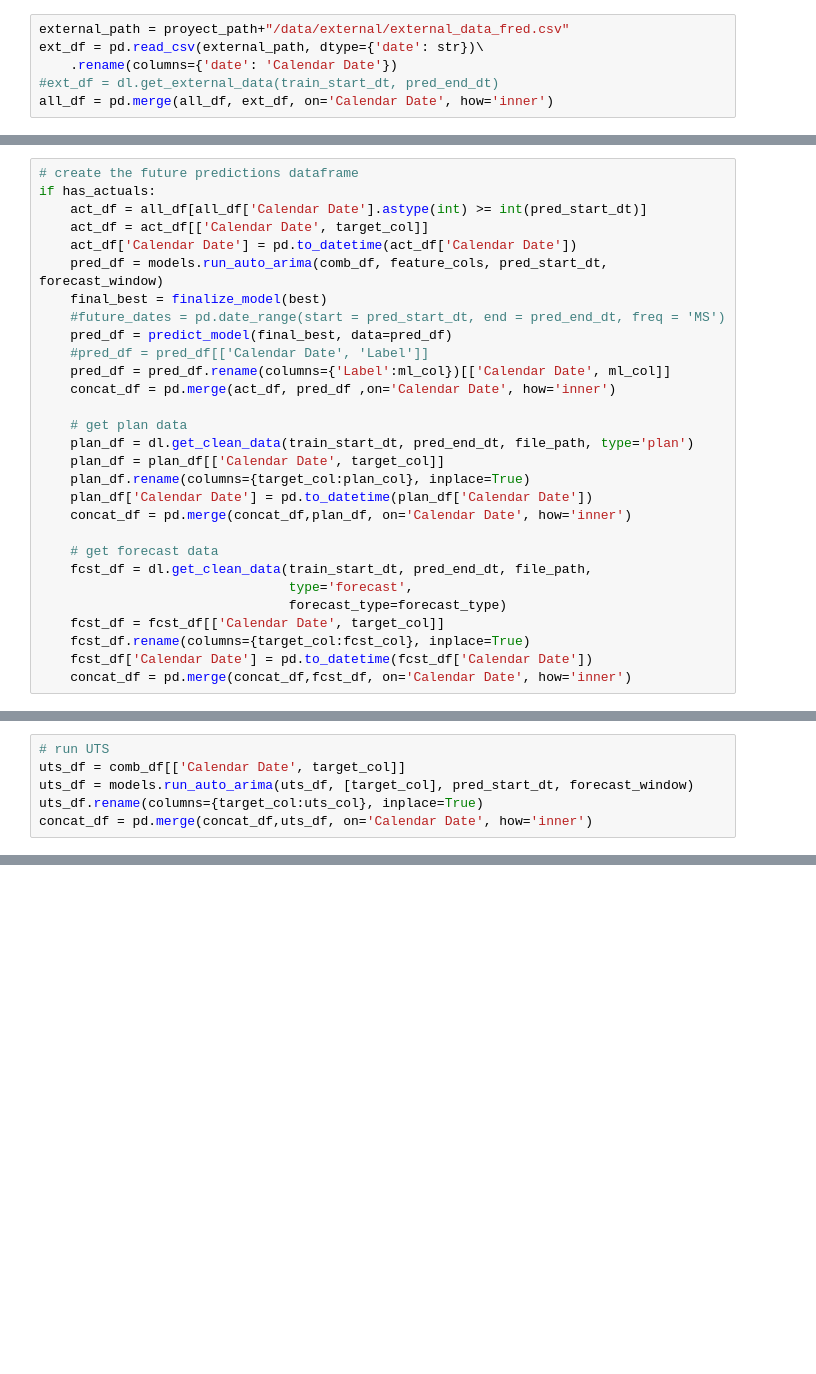
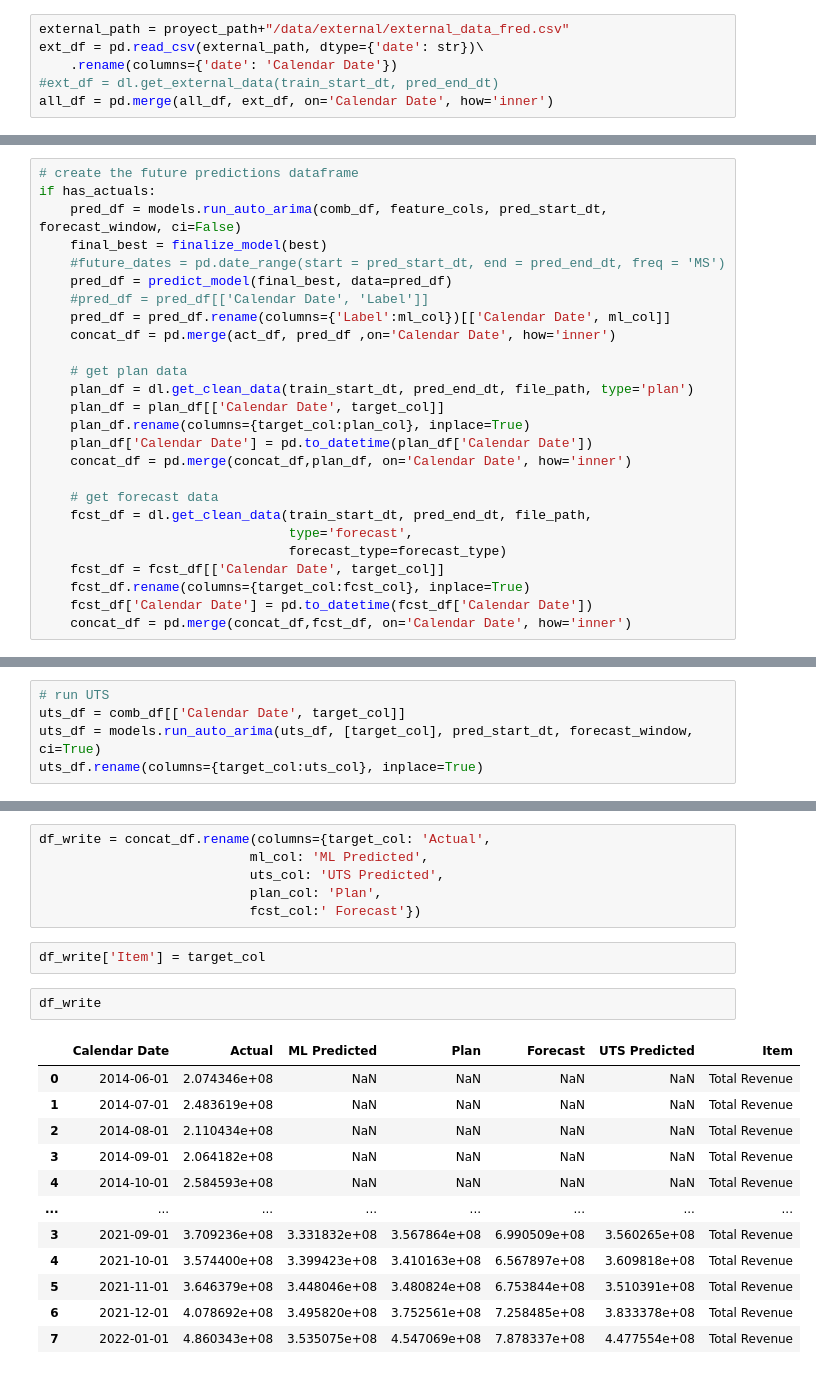
Before and after one commit to jluisjm/Paychex_revenue_forecast, a Jupyter notebook: notebooks/full_analysis_modular.ipynb, the cells around one changed output, grey strips where cells are left out. Cells and saved outputs as stored; diff of their text form; blank space fills up the shorter version.

```diff
--- a/notebooks/full_analysis_modular.ipynb
+++ b/notebooks/full_analysis_modular.ipynb
@@ -279,10 +313,7 @@ fig.show()
 # %%
 # create the future predictions dataframe
 if has_actuals:
-    act_df = all_df[all_df['Calendar Date'].astype(int) >= int(pred_start_dt)]
-    act_df = act_df[['Calendar Date', target_col]]
-    act_df['Calendar Date'] = pd.to_datetime(act_df['Calendar Date'])
-    pred_df = models.run_auto_arima(comb_df, feature_cols, pred_start_dt, forecast_window)
+    pred_df = models.run_auto_arima(comb_df, feature_cols, pred_start_dt, forecast_window, ci=False)
     final_best = finalize_model(best)
     #future_dates = pd.date_range(start = pred_start_dt, end = pred_end_dt, freq = 'MS')
     pred_df = predict_model(final_best, data=pred_df)
@@ -326,7 +357,6 @@ Total fit time: 7.135 seconds
 # %%
 # run UTS
 uts_df = comb_df[['Calendar Date', target_col]]
-uts_df = models.run_auto_arima(uts_df, [target_col], pred_start_dt, forecast_window)
+uts_df = models.run_auto_arima(uts_df, [target_col], pred_start_dt, forecast_window, ci=True)
 uts_df.rename(columns={target_col:uts_col}, inplace=True)
-concat_df = pd.merge(concat_df,uts_df, on='Calendar Date', how='inner')
 # %% [output]
@@ -363,0 +413,23 @@ if not os.path.exists(predictions_path):
+# %%
+df_write = concat_df.rename(columns={target_col: 'Actual',
+                           ml_col: 'ML Predicted',
+                           uts_col: 'UTS Predicted',
+                           plan_col: 'Plan',
+                           fcst_col:' Forecast'})
+# %%
+df_write['Item'] = target_col
+# %%
+df_write
+# %% [output]
+|  | Calendar Date | Actual | ML Predicted | Plan | Forecast | UTS Predicted | Item |
+| 0 | 2014-06-01 | 2.074346e+08 | NaN | NaN | NaN | NaN | Total Revenue |
+| 1 | 2014-07-01 | 2.483619e+08 | NaN | NaN | NaN | NaN | Total Revenue |
+| 2 | 2014-08-01 | 2.110434e+08 | NaN | NaN | NaN | NaN | Total Revenue |
+| 3 | 2014-09-01 | 2.064182e+08 | NaN | NaN | NaN | NaN | Total Revenue |
+| 4 | 2014-10-01 | 2.584593e+08 | NaN | NaN | NaN | NaN | Total Revenue |
+| ... | ... | ... | ... | ... | ... | ... | ... |
+| 3 | 2021-09-01 | 3.709236e+08 | 3.331832e+08 | 3.567864e+08 | 6.990509e+08 | 3.560265e+08 | Total Revenue |
+| 4 | 2021-10-01 | 3.574400e+08 | 3.399423e+08 | 3.410163e+08 | 6.567897e+08 | 3.609818e+08 | Total Revenue |
+| 5 | 2021-11-01 | 3.646379e+08 | 3.448046e+08 | 3.480824e+08 | 6.753844e+08 | 3.510391e+08 | Total Revenue |
+| 6 | 2021-12-01 | 4.078692e+08 | 3.495820e+08 | 3.752561e+08 | 7.258485e+08 | 3.833378e+08 | Total Revenue |
+| 7 | 2022-01-01 | 4.860343e+08 | 3.535075e+08 | 4.547069e+08 | 7.878337e+08 | 4.477554e+08 | Total Revenue |
```
Also changed, not shown: parts of 35 cells of this notebook, 6 other files.
